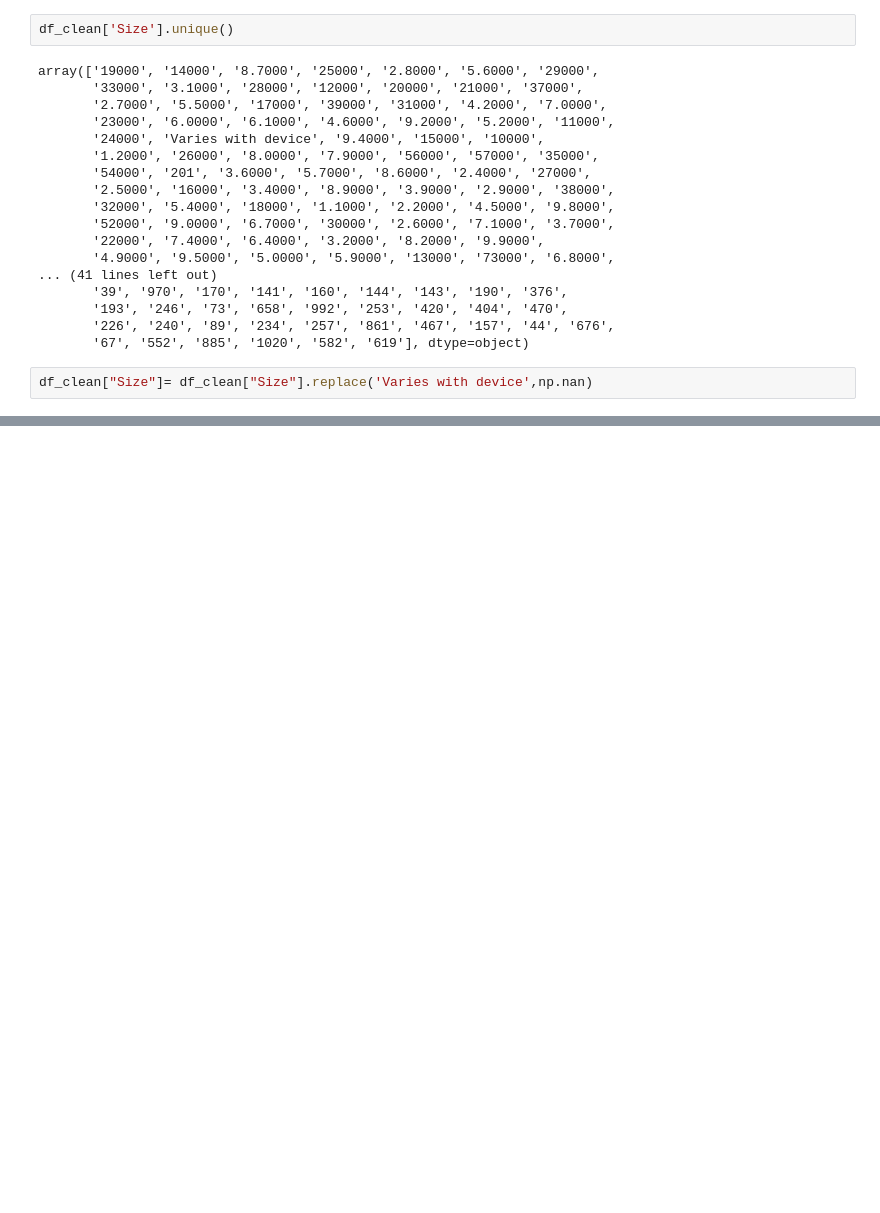
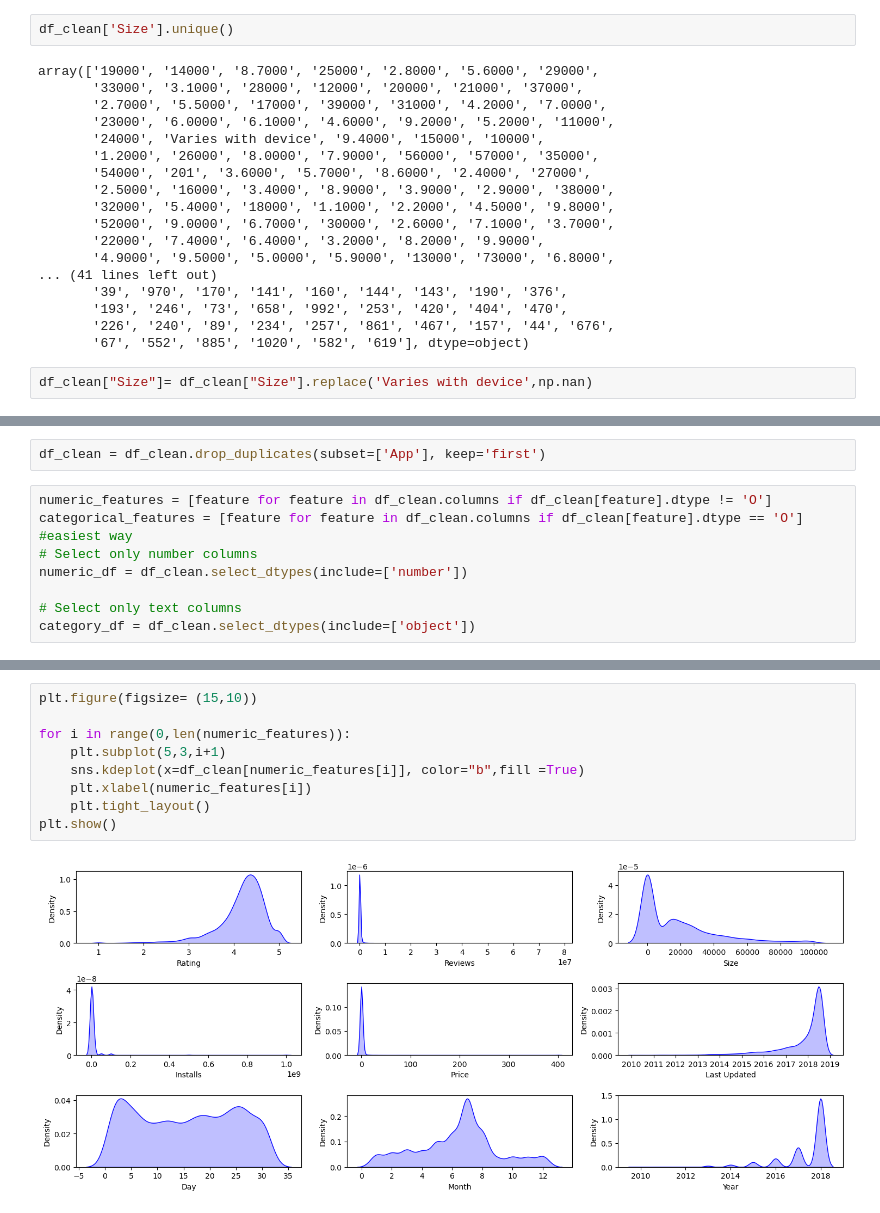
Before and after one commit to alyboii/at-lKurs, a Jupyter notebook: GooglePlayStoreEDA/GooglePlayStore.ipynb, the cells around one changed output, grey strips where cells are left out. Cells and saved outputs as stored; diff of their text form; blank space fills up the shorter version.

```diff
--- a/GooglePlayStoreEDA/GooglePlayStore.ipynb
+++ b/GooglePlayStoreEDA/GooglePlayStore.ipynb
@@ -225,0 +361,11 @@ np.int64(1695)
+# %%
+df_clean = df_clean.drop_duplicates(subset=['App'], keep='first')
+# %%
+numeric_features = [feature for feature in df_clean.columns if df_clean[feature].dtype != 'O']
+categorical_features = [feature for feature in df_clean.columns if df_clean[feature].dtype == 'O']
+#easiest way
+# Select only number columns
+numeric_df = df_clean.select_dtypes(include=['number'])
+
+# Select only text columns
+category_df = df_clean.select_dtypes(include=['object'])
@@ -225,0 +394,11 @@ np.int64(1695)
+# %%
+plt.figure(figsize= (15,10))
+
+for i in range(0,len(numeric_features)):
+    plt.subplot(5,3,i+1)
+    sns.kdeplot(x=df_clean[numeric_features[i]], color="b",fill =True)
+    plt.xlabel(numeric_features[i])
+    plt.tight_layout()
+plt.show()
+# %% [output]
+[figure, added]
```
Also changed, not shown: parts of 41 cells of this notebook, 2 other files.
